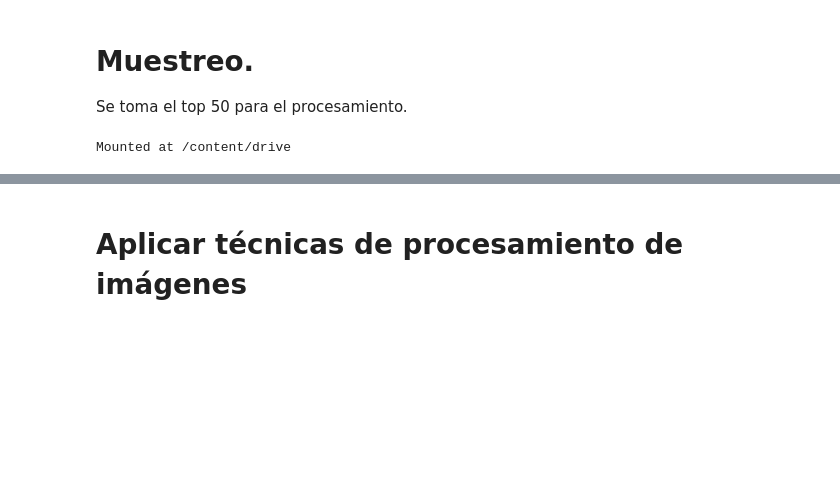
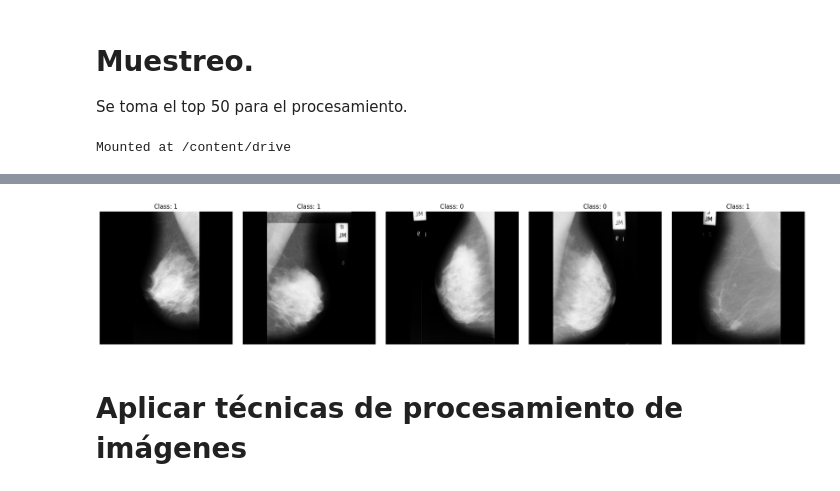
Before and after one commit to jsebastianquiroga/IMAGE_VIDEO_PROCESSING_PUJ, a Jupyter notebook: proyecto/proyecto_garcia_quiroga.ipynb, the cells around one changed output, grey strips where cells are left out. Saved outputs shown, nothing was run; the diff lists cells and outputs as text; code cells hidden in the pictures; blank space fills up the shorter version.

```diff
--- a/proyecto/proyecto_garcia_quiroga.ipynb
+++ b/proyecto/proyecto_garcia_quiroga.ipynb
@@ -83,3 +154,17 @@ Mounted at /content/drive
+# %%
+# Cargar y visualizar algunas imágenes (ej: las primeras 5)
+fig, axes = plt.subplots(1, 5, figsize=(20, 4))
+
+for ax, (_, row) in zip(axes, df.head(5).iterrows()):
+    image = cv2.imread(row['IMAGE_PATH'], cv2.IMREAD_GRAYSCALE)
+    ax.imshow(image, cmap='gray')
+    ax.set_title(f"Class: {row['CLASS']}")
+    ax.axis('off')
+
+plt.tight_layout()
+plt.show()
+# %% [output]
+[figure, added]
 # %% [markdown]
 # Aplicar técnicas de procesamiento de imágenes
 # %%
```
Also changed, not shown: parts of 10 cells of this notebook.
